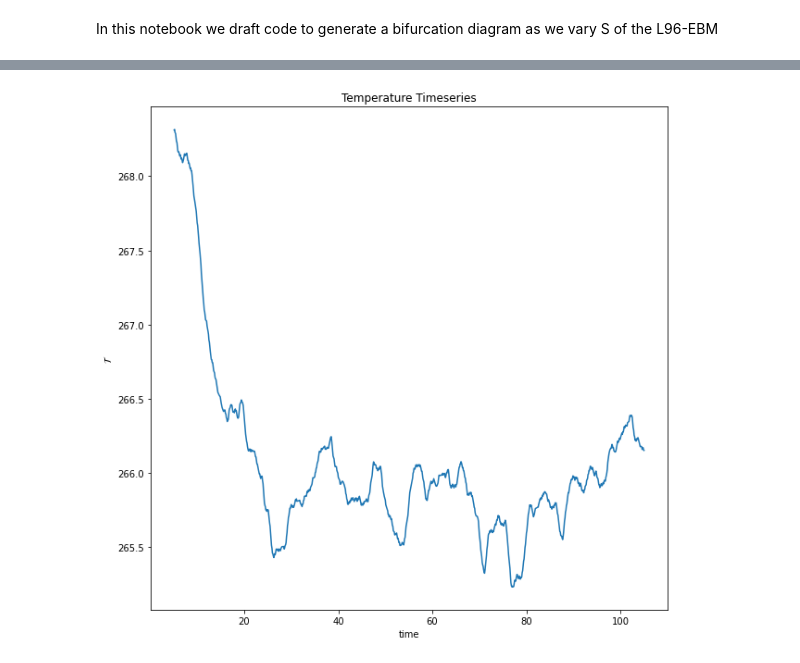
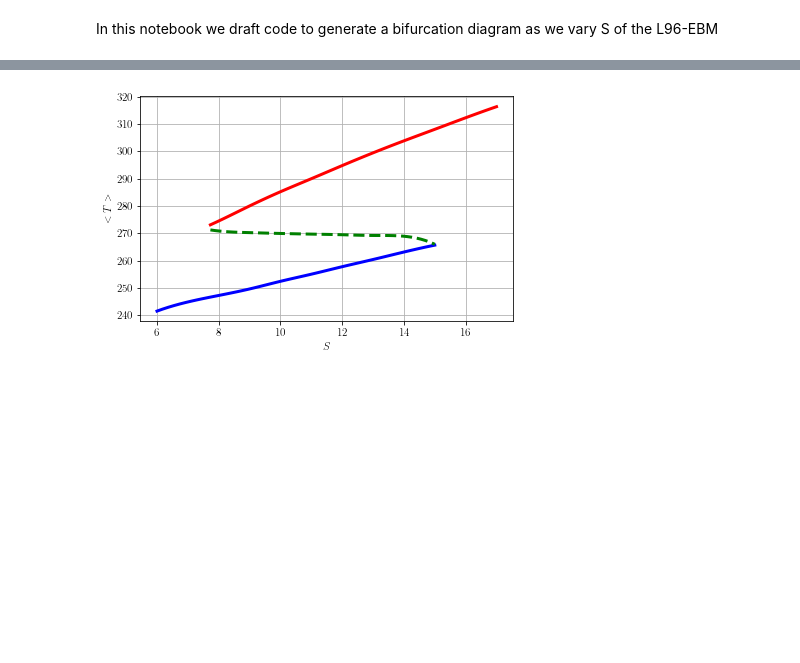
Before and after one commit to CalvinNesbitt/L96-EBM-Effect-of-S, a Jupyter notebook: Plotting-Effect-of-S/Bifurcation Diagram.ipynb, the cells around one changed output, grey strips where cells are left out. Saved outputs shown, nothing was run; the diff lists cells and outputs as text; code cells hidden in the pictures; blank space fills up the shorter version.

```diff
--- a/Plotting-Effect-of-S/Bifurcation Diagram.ipynb
+++ b/Plotting-Effect-of-S/Bifurcation Diagram.ipynb
@@ -11,3 +6,3 @@ from plots import *
 # %%
 # plot_save_dir = '/Users/cfn18/Documents/PhD-Work/Third-Year/Instanton-Work/L96-EBM-Instanton/Working-Document/tex/Deterministic_Model/img/'
-plot_save_dir = '/Users/cfn18/Desktop/'
+plot_save_dir = '/Users/cfn18/Documents/PhD-Work/Third-Year/Thesis/img/L96-EBM/'
@@ -42,12 +8,0 @@ Saved at /Users/cfn18/Desktop/EMT-Projection.png
-# %%
-fig, ax = init_2d_fax()
-for S in [7, 8, 9]:
-#     m_state = get_m_state(S=S)
-    cold_attractor = get_cold_attractor(S=S)
-#     hot_attractor = get_hot_attractor(S=S)
-
-    projection = ET_plot
-    T_dot_plot(fax=[fig, ax], p=list(cold_attractor.attrs.values()))
-    projection(cold_attractor, ax=ax)
-#     projection(hot_attractor, ax=ax)
-#     projection(m_state, ax=ax)
@@ -56,4 +9,36 @@ for S in [7, 8, 9]:
-# %%
-T_timeseries_plot(get_m_state(S=15))
-# %% [output]
-[figure, removed]
+# %%
+# Code To Make Temperature Bifuracation Diagram
+
+def temp_mean(attractor):
+    return attractor.T_mean
+
+observable = temp_mean
+
+# S-Values where we have attractors
+sb_S_values = np.arange(6, 16)
+w_S_values = np.append(np.arange(8, 18), 7.73)
+m_S_values = np.append(np.arange(8, 16), 7.73)
+
+# Setup Figure
+fig, ax = init_2d_fax()
+for S_values, attractor_function in [(sb_S_values, get_sb_attractor),
+                                    (w_S_values, get_w_attractor),
+                                     (m_S_values, get_m_state)]:
+    obs_values = []
+    for S in S_values:
+        attractor = attractor_function(S=S, interpolate_time=False, interpolate_space=False)
+        obs_values.append(observable(attractor))
+
+    observable_function = interp1d(S_values, obs_values, kind='cubic')
+    S_grid = np.linspace(min(S_values), max(S_values))
+    if attractor.state_name == 'm':
+        ls = '--'
+    else:
+        ls = '-'
+    ax.plot(S_grid, observable_function(S_grid), c=attractor.color, ls=ls, lw=3)
+
+ax.set_xlabel('$S$')
+ax.set_ylabel('$<T>$')
+fig.savefig(plot_save_dir + 'T-Bifurcation-Diagram.pdf')
+# %% [output]
+[figure, added]
```
Also changed, not shown: parts of 6 cells of this notebook, 4 other files.
